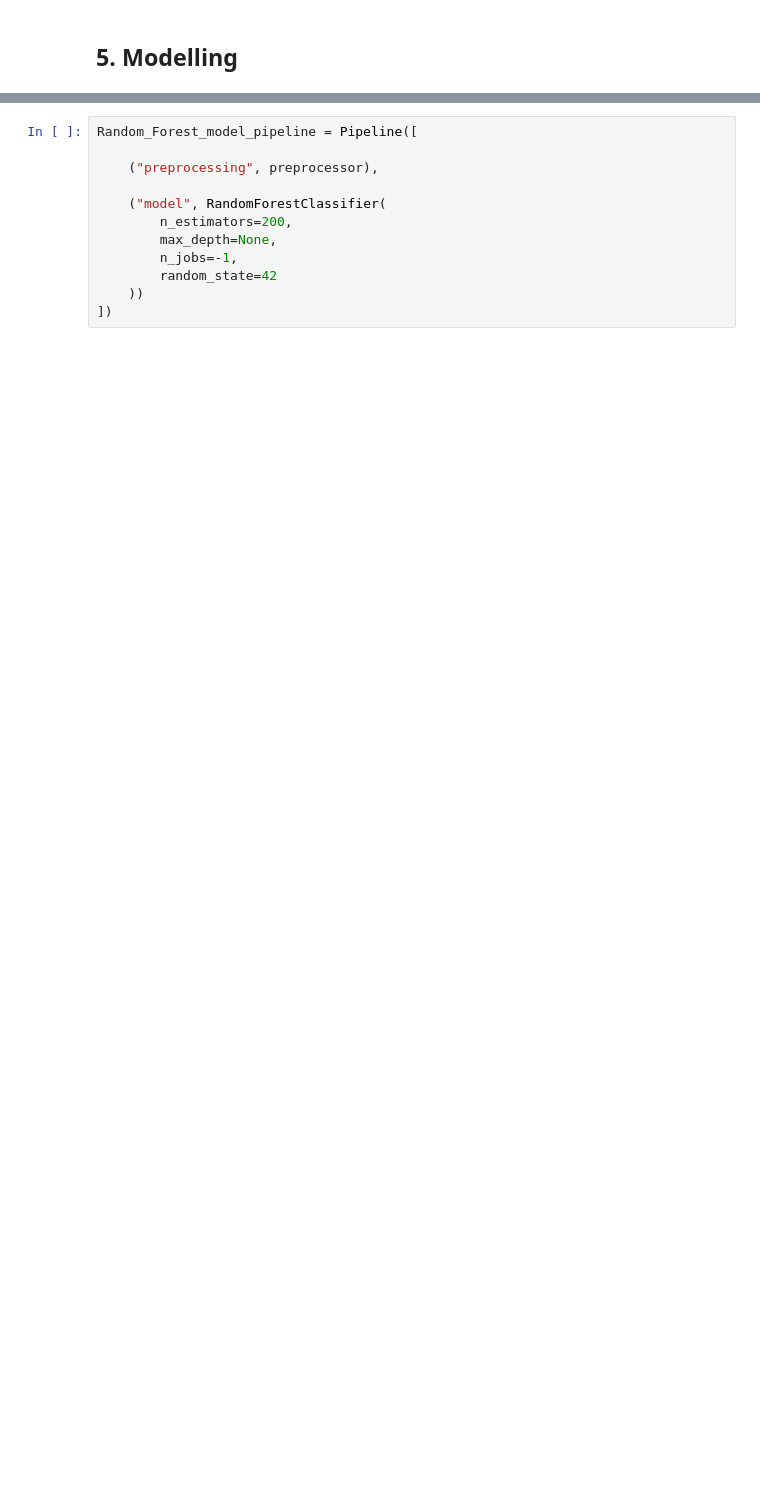
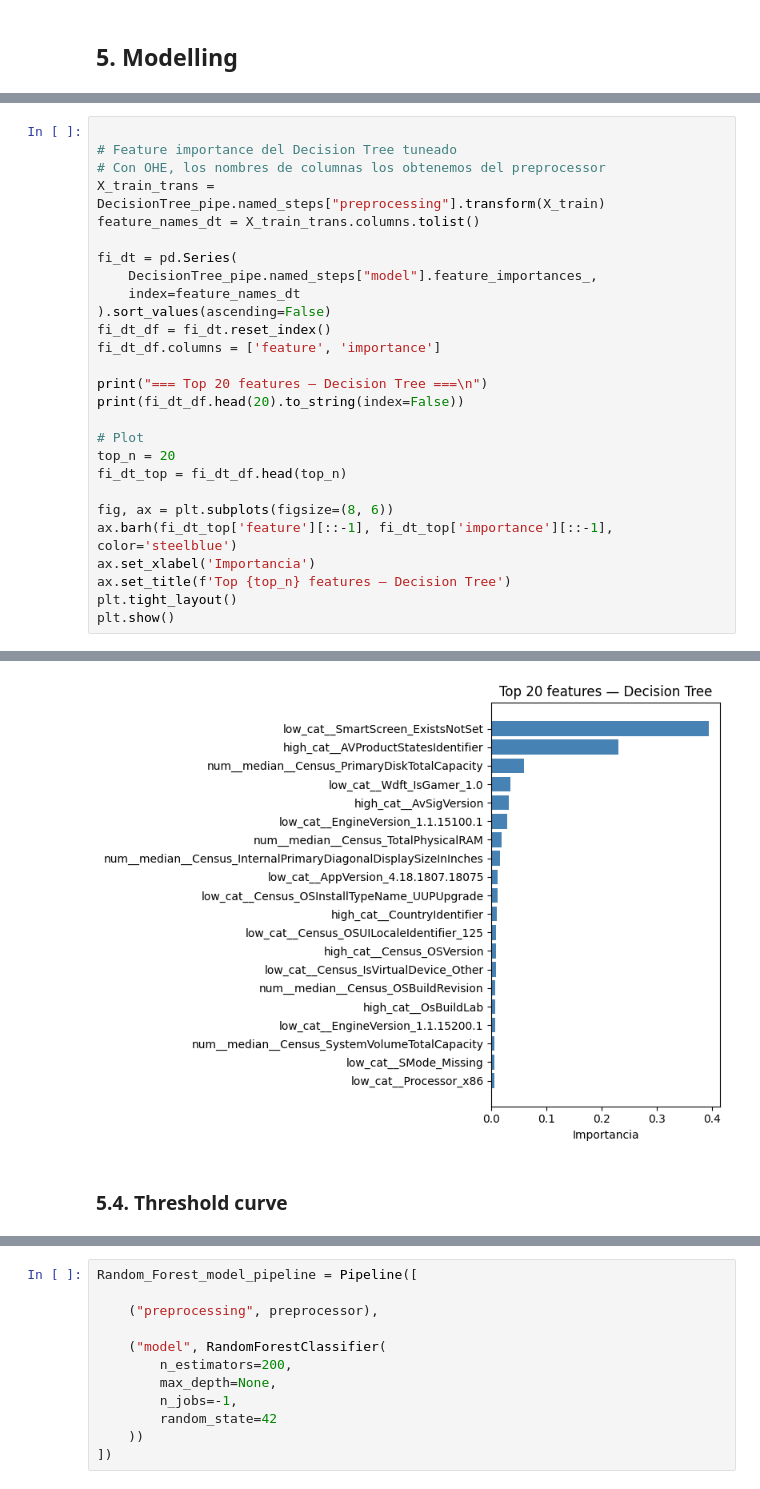
Before and after one commit to Ehunankakoa/nuclio-datascience_AI, a Jupyter notebook: Entregable_2/Entregable_2.ipynb, the cells around one changed output, grey strips where cells are left out. Drawn from its saved outputs; the diff is of its cells as text; blank space fills up the shorter version.

Commit message:
first_models
"best_model" must be fixed

```diff
--- a/Entregable_2/Entregable_2.ipynb
+++ b/Entregable_2/Entregable_2.ipynb
@@ -1073,0 +1152,28 @@ DecisionTree_pipe = Pipeline([
+# %%
+
+# Feature importance del Decision Tree tuneado
+# Con OHE, los nombres de columnas los obtenemos del preprocessor
+X_train_trans = DecisionTree_pipe.named_steps["preprocessing"].transform(X_train)
+feature_names_dt = X_train_trans.columns.tolist()
+
+fi_dt = pd.Series(
+    DecisionTree_pipe.named_steps["model"].feature_importances_,
+    index=feature_names_dt
+).sort_values(ascending=False)
+fi_dt_df = fi_dt.reset_index()
+fi_dt_df.columns = ['feature', 'importance']
+
+print("=== Top 20 features — Decision Tree ===\n")
+print(fi_dt_df.head(20).to_string(index=False))
+
+# Plot
+top_n = 20
+fi_dt_top = fi_dt_df.head(top_n)
+
+fig, ax = plt.subplots(figsize=(8, 6))
+ax.barh(fi_dt_top['feature'][::-1], fi_dt_top['importance'][::-1], color='steelblue')
+ax.set_xlabel('Importancia')
+ax.set_title(f'Top {top_n} features — Decision Tree')
+plt.tight_layout()
+plt.show()
+# %% [output]
@@ -1073,0 +1197,3 @@ DecisionTree_pipe = Pipeline([
+[figure, added]
+# %% [markdown]
+### 5.4. Threshold curve
```
Also changed, not shown: parts of 213 cells of this notebook, 1 other file.
